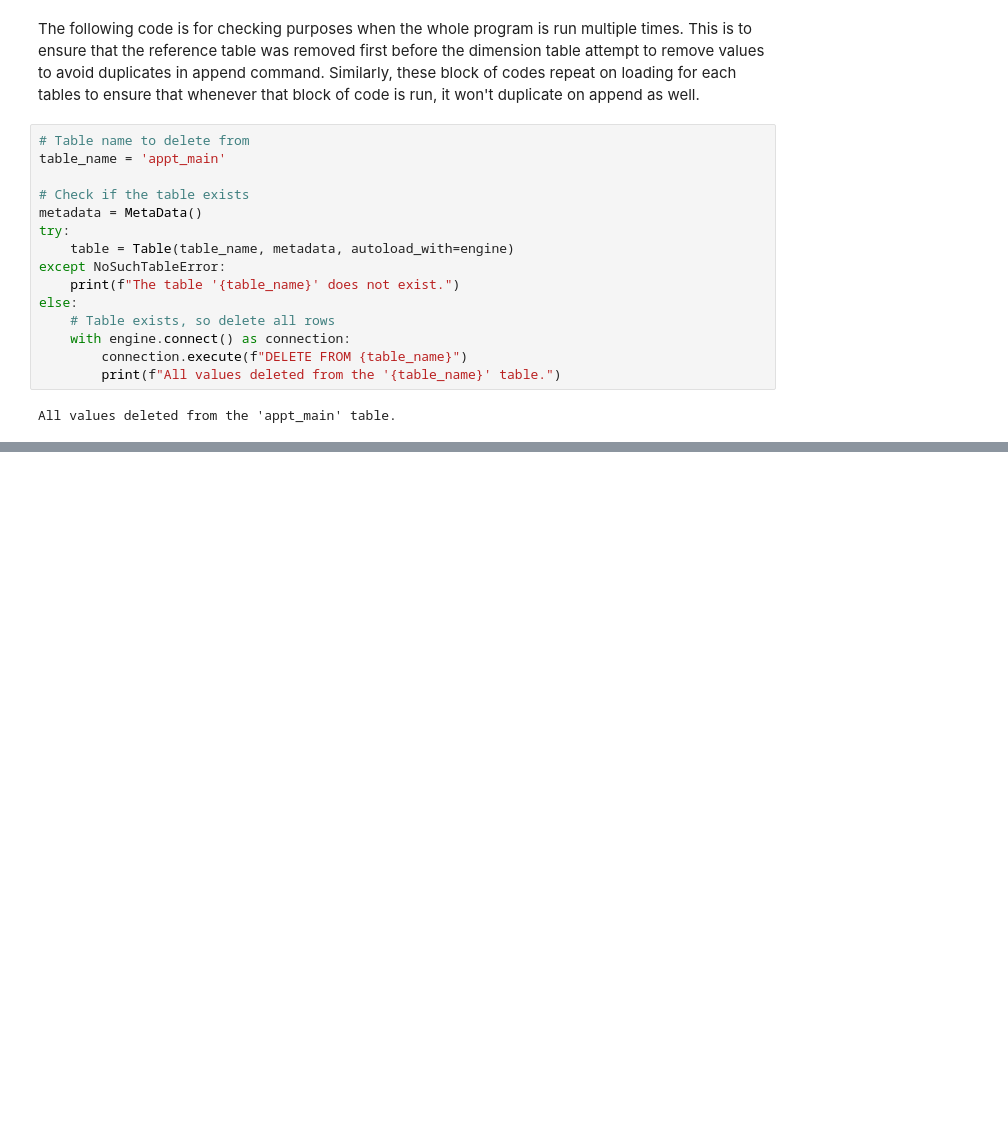
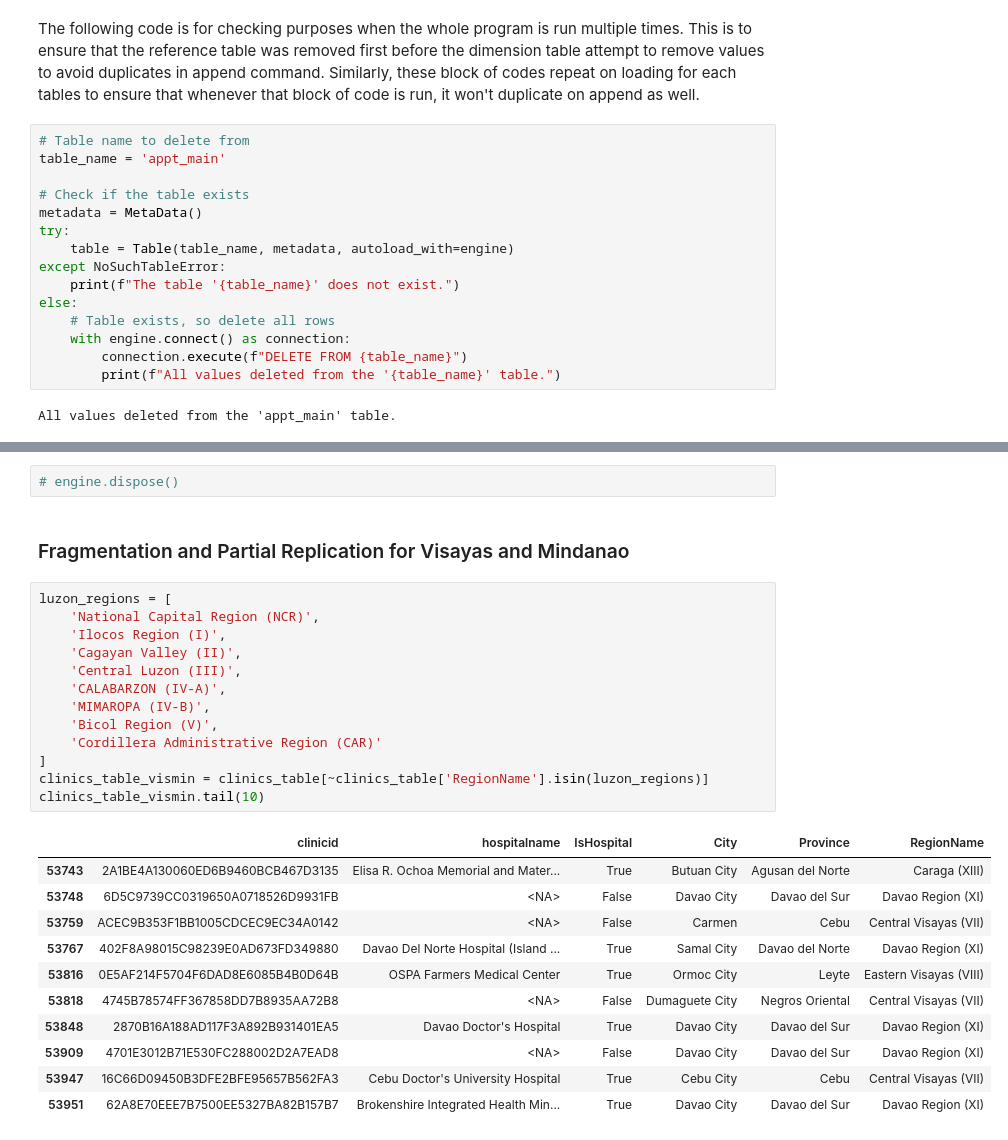
Before and after one commit to Glinary/Distributed-Database-System, a Jupyter notebook: MCO1.ipynb, the cells around one changed output, grey strips where cells are left out. Drawn from its saved outputs; the diff is of its cells as text; blank space fills up the shorter version.

```diff
--- a/MCO1.ipynb
+++ b/MCO1.ipynb
@@ -421,0 +748,29 @@ All values deleted from the 'appt_main' table.
+# %%
+# engine.dispose()
+# %% [markdown]
+### Fragmentation and Partial Replication for Visayas and Mindanao
+# %%
+luzon_regions = [
+    'National Capital Region (NCR)',
+    'Ilocos Region (I)',
+    'Cagayan Valley (II)',
+    'Central Luzon (III)',
+    'CALABARZON (IV-A)',
+    'MIMAROPA (IV-B)',
+    'Bicol Region (V)',
+    'Cordillera Administrative Region (CAR)'
+]
+clinics_table_vismin = clinics_table[~clinics_table['RegionName'].isin(luzon_regions)]
+clinics_table_vismin.tail(10)
+# %% [output]
+|  | clinicid | hospitalname | IsHospital | City | Province | RegionName |
+| 53743 | 2A1BE4A130060ED6B9460BCB467D3135 | Elisa R. Ochoa Memorial and Mater... | True | Butuan City | Agusan del Norte | Caraga (XIII) |
+| 53748 | 6D5C9739CC0319650A0718526D9931FB | <NA> | False | Davao City | Davao del Sur | Davao Region (XI) |
+| 53759 | ACEC9B353F1BB1005CDCEC9EC34A0142 | <NA> | False | Carmen | Cebu | Central Visayas (VII) |
+| 53767 | 402F8A98015C98239E0AD673FD349880 | Davao Del Norte Hospital (Island ... | True | Samal City | Davao del Norte | Davao Region (XI) |
+| 53816 | 0E5AF214F5704F6DAD8E6085B4B0D64B | OSPA Farmers Medical Center | True | Ormoc City | Leyte | Eastern Visayas (VIII) |
+| 53818 | 4745B78574FF367858DD7B8935AA72B8 | <NA> | False | Dumaguete City | Negros Oriental | Central Visayas (VII) |
+| 53848 | 2870B16A188AD117F3A892B931401EA5 | Davao Doctor's Hospital | True | Davao City | Davao del Sur | Davao Region (XI) |
+| 53909 | 4701E3012B71E530FC288002D2A7EAD8 | <NA> | False | Davao City | Davao del Sur | Davao Region (XI) |
+| 53947 | 16C66D09450B3DFE2BFE95657B562FA3 | Cebu Doctor's University Hospital | True | Cebu City | Cebu | Central Visayas (VII) |
+| 53951 | 62A8E70EEE7B7500EE5327BA82B157B7 | Brokenshire Integrated Health Min... | True | Davao City | Davao del Sur | Davao Region (XI) |
```
Also changed, not shown: parts of 52 cells of this notebook, 7 other files.
